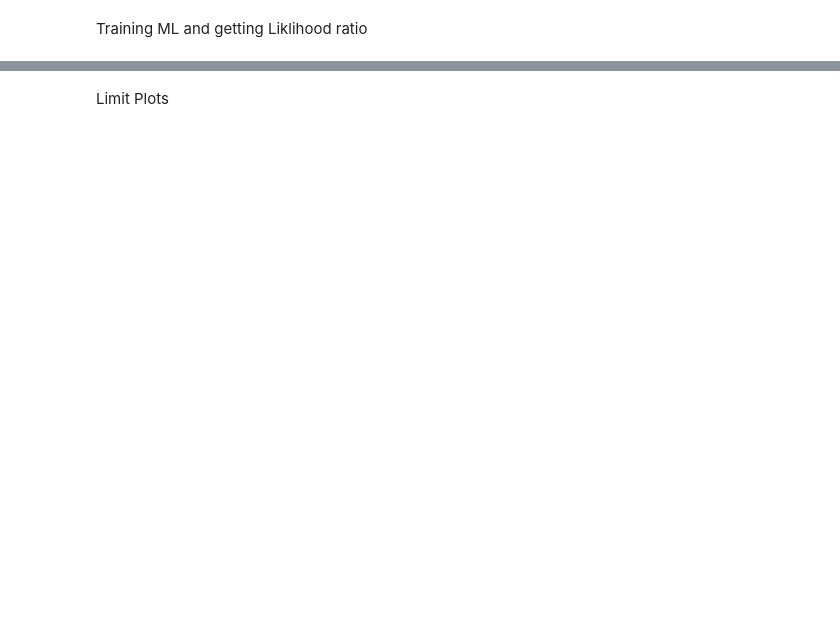
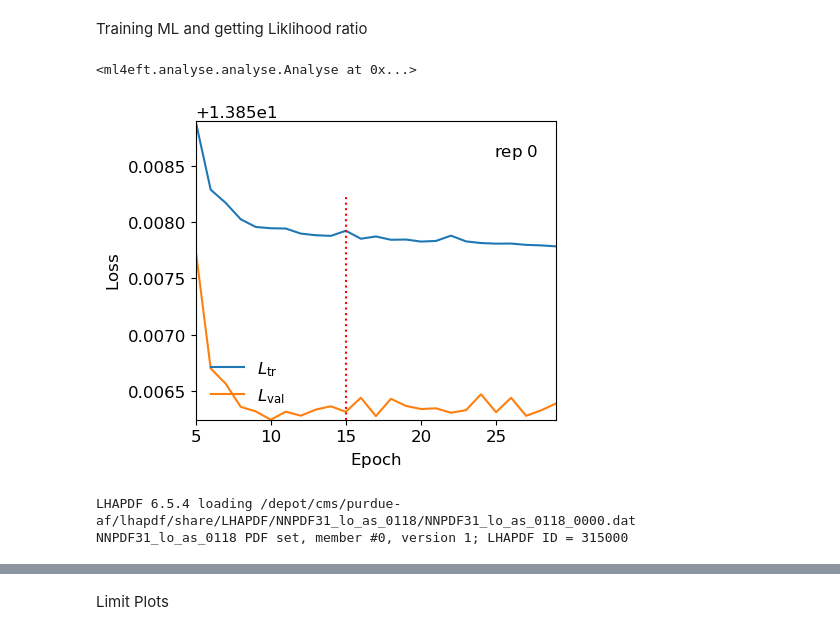
Before and after one commit to JPittard10/Top_MLEFT, a Jupyter notebook: EFT_param_classifier/ML4EFT_pipeline.ipynb, the cells around one changed output, grey strips where cells are left out. Drawn from its saved outputs; the diff is of its cells as text; code cells hidden in the pictures; blank space fills up the shorter version.

```diff
--- a/EFT_param_classifier/ML4EFT_pipeline.ipynb
+++ b/EFT_param_classifier/ML4EFT_pipeline.ipynb
@@ -178,9 +205,10 @@ fitter = classifier.Fitter(json_path = runcard,
                            output_dir = output_dir,
                            print_log = True)
 # %%
-#Gets ML model and calculates the liklihood ratio
+# Gets ML model and calculates the liklihood ratio
+# Order should be the same as the order of the WC used
 
-path_to_models_root = os.path.join('./model/quad_limit_ctGRe_ctu8_mtt_y/quad_ctGRe_ctu8', time.strftime("2026/03/15"))
+path_to_models_root = os.path.join('/depot/cms/top/jpittard/Purdue_Analysis_EFT/EFT_param_classifier/model/quad_limit_ctGRe_ctu8_mtt_y/quad_ctGRe', time.strftime("2026/04/16"))
 order = 'quad'
 
 models_paths_dict = analyse.Analyse.build_path_dict(root=path_to_models_root,
@@ -189,12 +217,23 @@ models_paths_dict = analyse.Analyse.build_path_dict(root=path_to_models_root,
 
 analyser = analyse.Analyse(models_paths_dict, order, all=True)
 analyser
+# %% [output]
+<ml4eft.analyse.analyse.Analyse at 0x...>
 # %%
-#Plots loss, only works if order = 'lin'
+# Plots loss, only works if order = 'lin'
+# c_name must only have on WC, since it must be linear
 
-fig, _ = analyser.plot_loss_overview(c_name, order, xlim=5)
+plt.rcParams.update({'font.size': 12})
+
+loss_order = 'lin'
+loss_c_name = 'ctGRe'
+
+fig, _ = analyser.plot_loss_overview(loss_c_name, loss_order, xlim=5)
+# %% [output]
+[figure, added]
 # %%
 # Edited theory ML4EFT calculations, so code can run
+# WILL OUTPUT WARNIGNS FOR TRYING TO CALCUALTE THE LOG OF A NEGATIVE
 # Some might be irrelevant, need to check
 
 from __future__ import division
@@ -374,6 +413,9 @@ def new_point_by_point_comp_med(df, c, features, process, order, ax, text=None):
                 transform=ax.transAxes)
 
     fig.tight_layout()
+# %% [output]
+LHAPDF 6.5.4 loading /depot/cms/purdue-af/lhapdf/share/LHAPDF/NNPDF31_lo_as_0118/NNPDF31_lo_as_0118_0000.dat
+NNPDF31_lo_as_0118 PDF set, member #0, version 1; LHAPDF ID = 315000
 # %%
 # Comparison plot of a ML model, only works for mttbar and Y features
 
```
Also changed, not shown: parts of 11 cells of this notebook, 1 other file.
